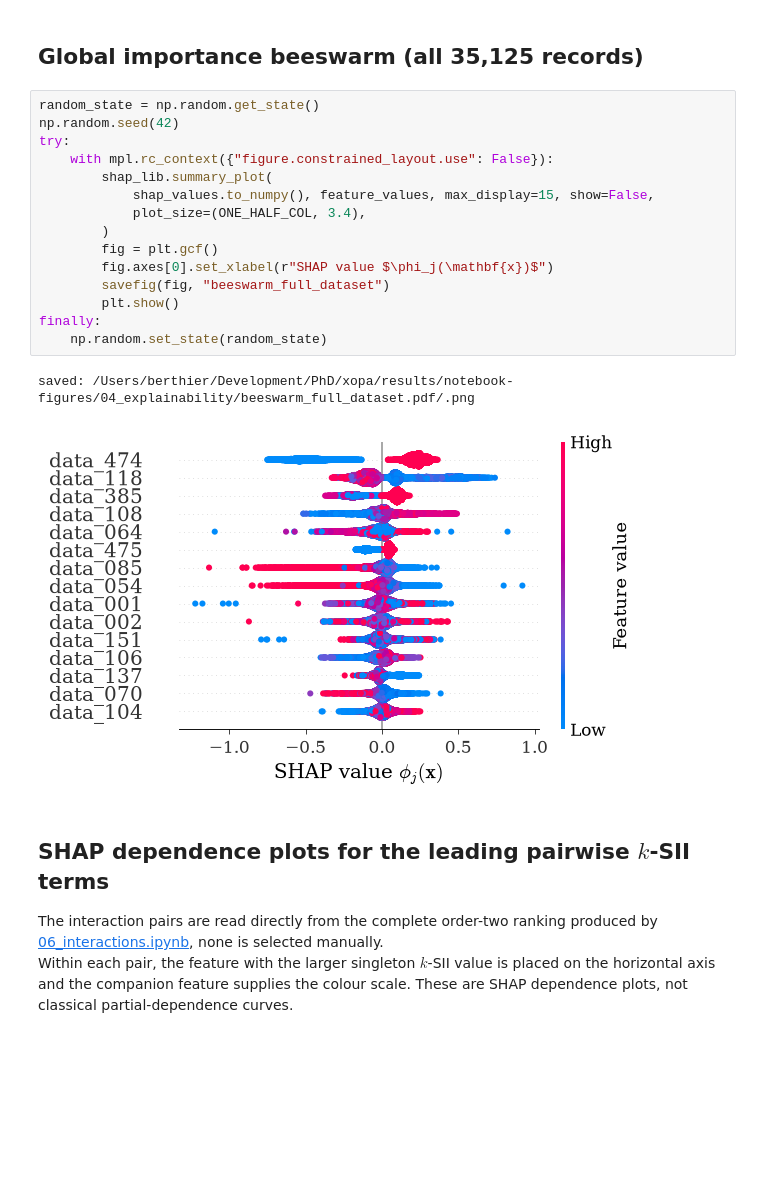
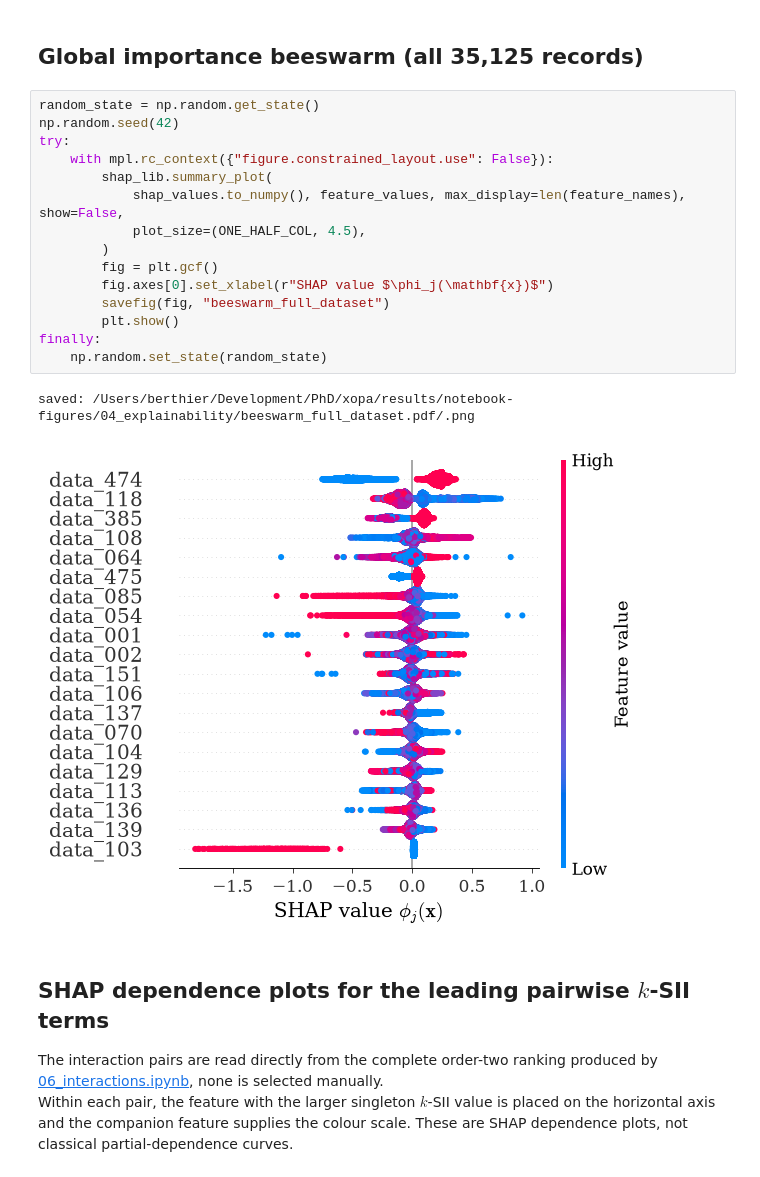
Before and after one commit to LouisTier/xopa, a Jupyter notebook: notebooks/04_explainability.ipynb, the cells around one changed output. Cells and saved outputs as stored; diff of their text form; blank space fills up the shorter version.

```diff
--- a/notebooks/04_explainability.ipynb
+++ b/notebooks/04_explainability.ipynb
@@ -73,21 +73,21 @@ additivity: phi_0 = -0.000527, max |deviation| = 2.83e-06 over all records
 # %%
 random_state = np.random.get_state()
 np.random.seed(42)
 try:
     with mpl.rc_context({"figure.constrained_layout.use": False}):
         shap_lib.summary_plot(
-            shap_values.to_numpy(), feature_values, max_display=15, show=False,
-            plot_size=(ONE_HALF_COL, 3.4),
+            shap_values.to_numpy(), feature_values, max_display=len(feature_names), show=False,
+            plot_size=(ONE_HALF_COL, 4.5),
         )
         fig = plt.gcf()
         fig.axes[0].set_xlabel(r"SHAP value $\phi_j(\mathbf{x})$")
         savefig(fig, "beeswarm_full_dataset")
         plt.show()
 finally:
     np.random.set_state(random_state)
 # %% [output]
 saved: /Users/berthier/Development/PhD/xopa/results/notebook-figures/04_explainability/beeswarm_full_dataset.pdf/.png
-[figure, old version]
+[figure, new version]
 # %% [markdown]
 ## SHAP dependence plots for the leading pairwise $k$-SII terms
 
```
Also changed, not shown: 6 other files.
